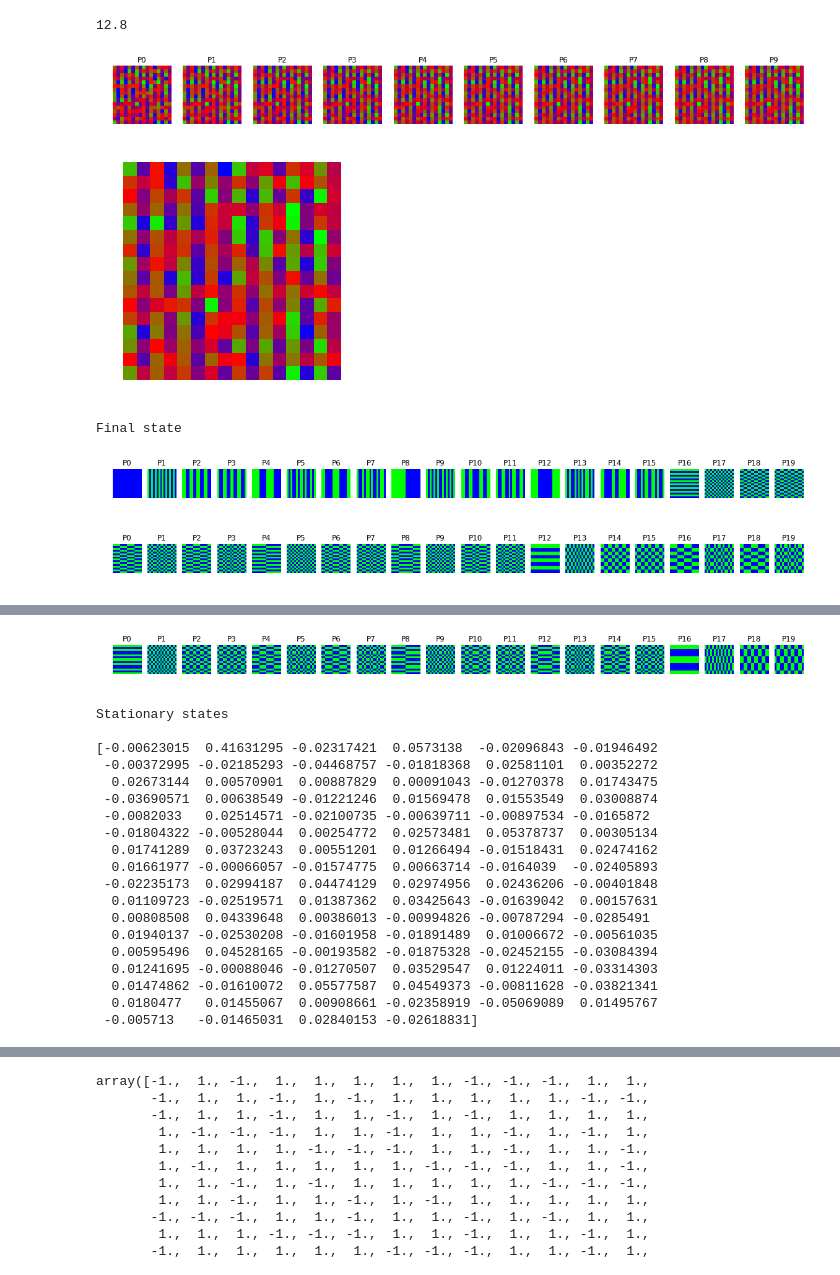
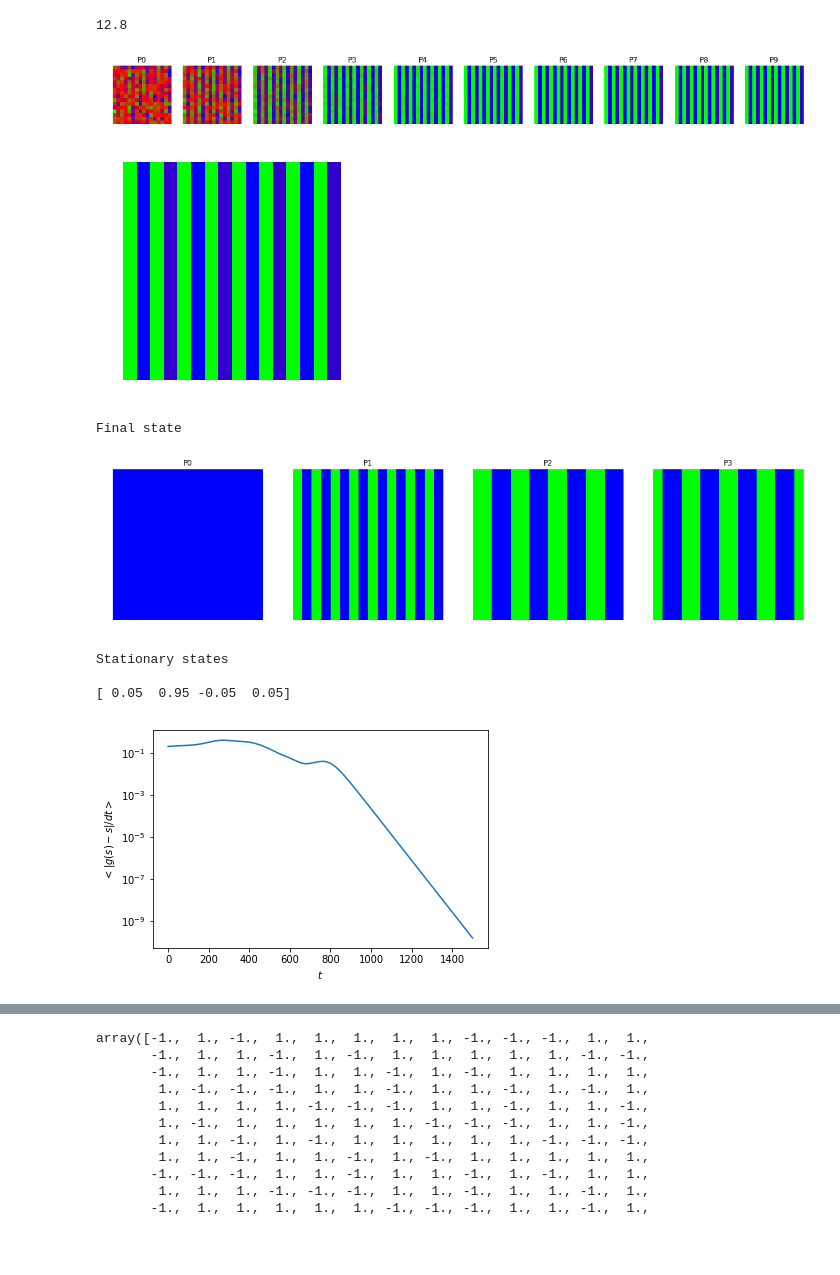
Before and after one commit to lytex/hopfield, a Jupyter notebook: Temperature.ipynb, the cells around one changed output, grey strips where cells are left out. Drawn from its saved outputs; the diff is of its cells as text; code cells hidden in the pictures; blank space fills up the shorter version.

```diff
--- a/Temperature.ipynb
+++ b/Temperature.ipynb
@@ -138,7 +138,7 @@ def iterate_plot(nsteps, plot=False, flips=-1, pattern=-1, user_state=False):
     stationary = np.squeeze(H)
 
     if flips == -1:
-        hopfield_net.state = np.sign(hopfield_net.state) # random initial state
+        hopfield_net.state = hopfield_net.state # random initial state
     elif pattern == -1 or K == 1:
         # flip some spins from the stat state (only one stationary state)
         hopfield_net.state = pattern_tools.flip_n(stationary, nr_of_flips=flips)
@@ -426,11 +426,11 @@ N/20
 import matplotlib.pyplot as plt
 L = 16 # size of the newtork, has to be power of two
 N = L**2
-K = 250 # number of memory patterns to be stored
+K = 4 # number of memory patterns to be stored
 dt = 0.01
-lamb = 1.0
+lamb = 0.4
 T = 0.0 # Temperature
-nsteps = 4000 # number of steps of the simulation
+nsteps = 1500 # number of steps of the simulation
 naverage = 10 # number of simulations to compute average values
 
 # for each simulation, sum the values and then divide by naverage
@@ -448,7 +448,7 @@ for temp in range(0, naverage):
 #     s = np.array(s)
 #     states, weights = iterate_plot(nsteps, False, 14+9, 0, s)
 
-    states, weights = iterate_plot(nsteps, False, int(N/3), 1)
+    states, weights = iterate_plot(nsteps, False, int(N/2.5), 1)
 
     states_sum += states
     abs_s += np.mean(np.abs(states), axis=1)
@@ -490,37 +490,40 @@ overlap = 1/N*np.einsum('ti,Si->tS', states, H)
 # plt.figure(2)
 # plt.plot(E)
 # plt.xlabel('t')
 # plt.ylabel('E')
 
 # plt.figure(4)
 # plt.plot(chi)
 # plt.xlabel('t')
 # plt.ylabel('chi')
 
 plt.figure(5)
 plt.semilogy(conv)
 plt.xlabel('$t$')
 plt.ylabel('$<|g(s)-s|/dt>$')
-# plt.savefig('convergencia_langevin.png', dpi=720)
+plt.savefig('convergencia_langevin.png', dpi=720)
 
 plt.figure(6)
 plt.xlabel('$t$')
 plt.ylabel('$s_i$')
 plt.plot(states)
-# plt.savefig('spines_langevin.png', dpi=720)
+plt.savefig('spines_langevin.png', dpi=720)
 
 plt.figure(7)
 plt.plot(np.abs(overlap))
 plt.legend(np.array(range(0, K), dtype=np.str))
 plt.xlabel('$t$')
 plt.ylabel('$m^\mu$')
-# plt.savefig('overlap_langevin.png', dpi=720)
+plt.savefig('overlap_langevin.png', dpi=720)
 print("")
 
 print(overlap[-1])
 # %% [output]
-[figure, old version]
+[figure, new version]
-[figure, old version]
+[figure, new version]
 Final state
-[figure, old version]
+[figure, new version]
+Stationary states
+
+[ 0.05  0.95 -0.05  0.05]
-[figure, old version]
+[figure, new version]
@@ -529,20 +531,0 @@ Final state
-[figure, removed]
-Stationary states
-
-[-0.00623015  0.41631295 -0.02317421  0.0573138  -0.02096843 -0.01946492
- -0.00372995 -0.02185293 -0.04468757 -0.01818368  0.02581101  0.00352272
-  0.02673144  0.00570901  0.00887829  0.00091043 -0.01270378  0.01743475
- -0.03690571  0.00638549 -0.01221246  0.01569478  0.01553549  0.03008874
- -0.0082033   0.02514571 -0.02100735 -0.00639711 -0.00897534 -0.0165872
- -0.01804322 -0.00528044  0.00254772  0.02573481  0.05378737  0.00305134
-  0.01741289  0.03723243  0.00551201  0.01266494 -0.01518431  0.02474162
-  0.01661977 -0.00066057 -0.01574775  0.00663714 -0.0164039  -0.02405893
- -0.02235173  0.02994187  0.04474129  0.02974956  0.02436206 -0.00401848
-  0.01109723 -0.02519571  0.01387362  0.03425643 -0.01639042  0.00157631
-  0.00808508  0.04339648  0.00386013 -0.00994826 -0.00787294 -0.0285491
-  0.01940137 -0.02530208 -0.01601958 -0.01891489  0.01006672 -0.00561035
-  0.00595496  0.04528165 -0.00193582 -0.01875328 -0.02452155 -0.03084394
-  0.01241695 -0.00088046 -0.01270507  0.03529547  0.01224011 -0.03314303
-  0.01474862 -0.01610072  0.05577587  0.04549373 -0.00811628 -0.03821341
-  0.0180477   0.01455067  0.00908661 -0.02358919 -0.05069089  0.01495767
- -0.005713   -0.01465031  0.02840153 -0.02618831]
```
Also changed, not shown: parts of 2 cells of this notebook.
